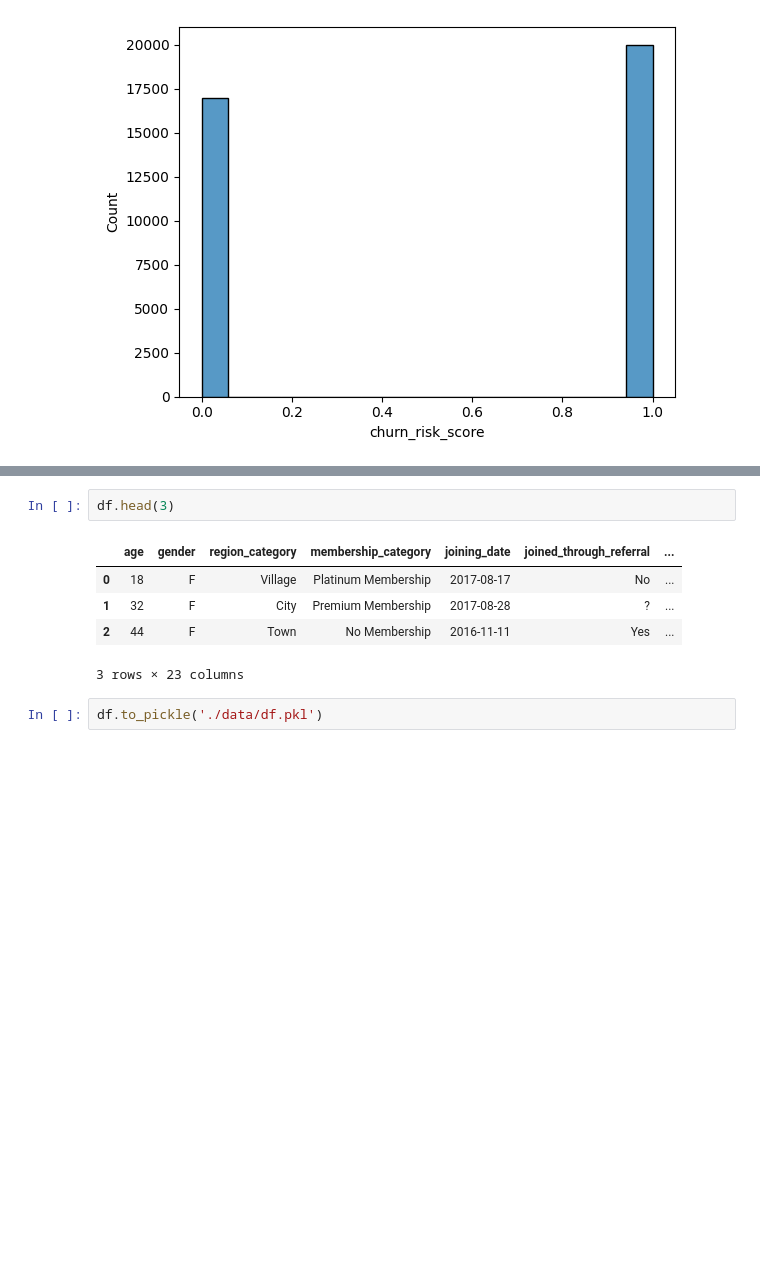
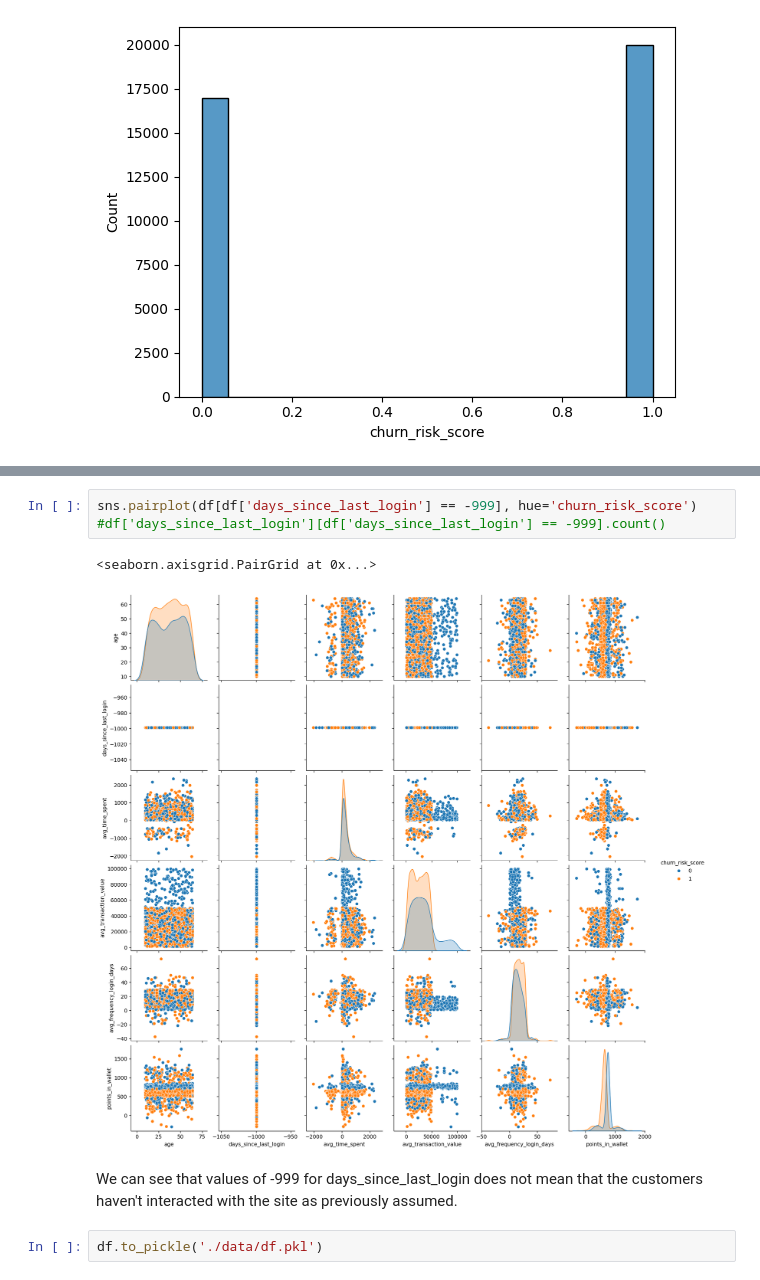
Before and after one commit to forster-j/churn-prediction, a Jupyter notebook: 01_import_dataset.ipynb, the cells around one changed output, grey strips where cells are left out. Cells and saved outputs as stored; diff of their text form; blank space fills up the shorter version.

```diff
--- a/01_import_dataset.ipynb
+++ b/01_import_dataset.ipynb
@@ -441,14 +441,14 @@ sns.pairplot(df, hue='churn_risk_score')
 # %% [output]
 <seaborn.axisgrid.PairGrid at 0x...>
 [figure]
-# %%
-df.head(3)
-# %% [output]
-|  | age | gender | region_category | membership_category | joining_date | joined_through_referral | ... |
-| 0 | 18 | F | Village | Platinum Membership | 2017-08-17 | No | ... |
-| 1 | 32 | F | City | Premium Membership | 2017-08-28 | ? | ... |
-| 2 | 44 | F | Town | No Membership | 2016-11-11 | Yes | ... |
-3 rows × 23 columns
+# %%
+sns.pairplot(df[df['days_since_last_login'] == -999], hue='churn_risk_score')
+#df['days_since_last_login'][df['days_since_last_login'] == -999].count()
+# %% [output]
+<seaborn.axisgrid.PairGrid at 0x...>
+[figure, added]
+# %% [markdown]
+We can see that values of -999 for days_since_last_login does not mean that the customers haven't interacted with the site as previously assumed.
 # %%
 df.to_pickle('./data/df.pkl')
 # %% [markdown]
```
Also changed, not shown: parts of 3 cells of this notebook, 3 other files.
